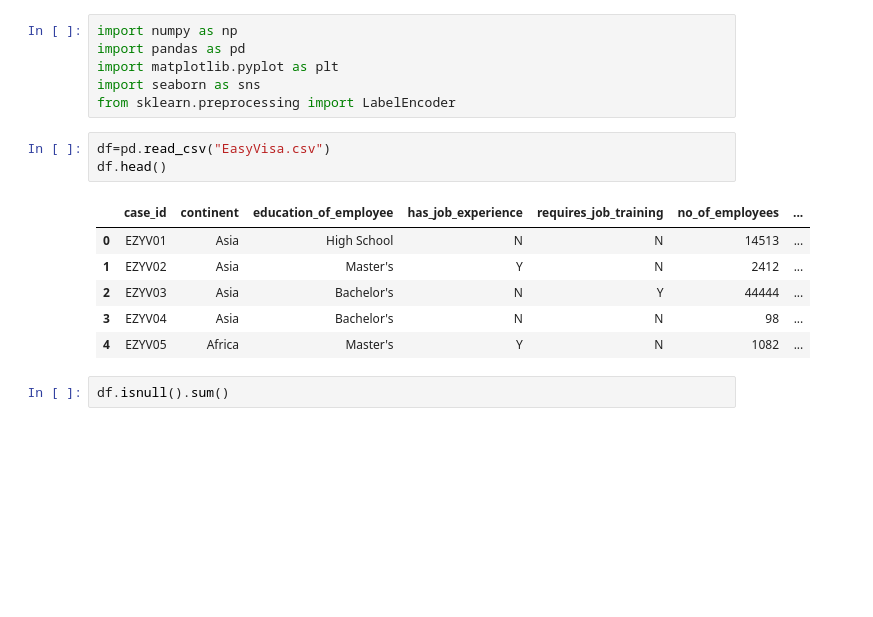
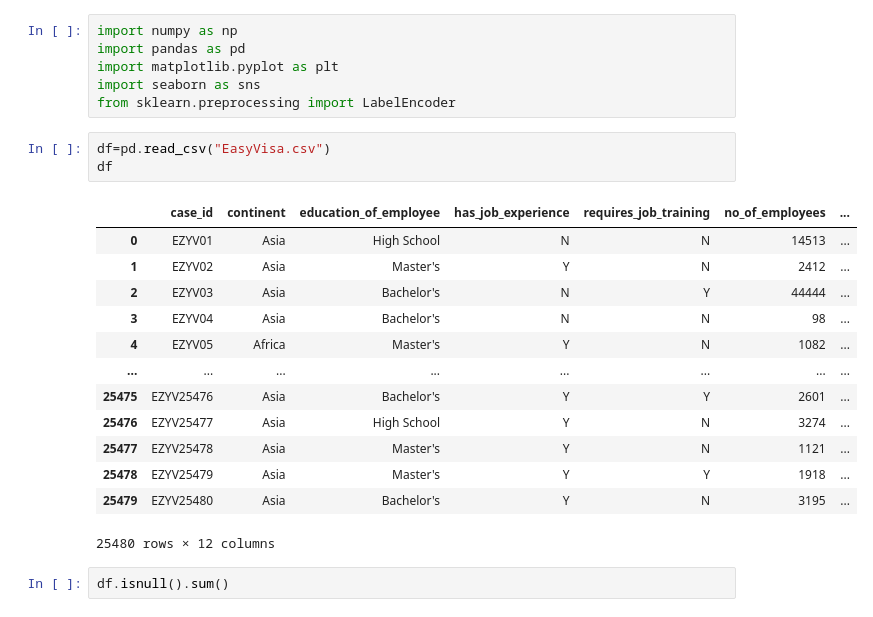
Before and after one commit to anurag160304/Visa_Prediction_project_MLOPS, a Jupyter notebook: notebook/experiment_notebook.ipynb, the cells around one changed output. Cells and saved outputs as stored; diff of their text form; blank space fills up the shorter version.

```diff
--- a/notebook/experiment_notebook.ipynb
+++ b/notebook/experiment_notebook.ipynb
@@ -6,14 +6,21 @@ import seaborn as sns
 from sklearn.preprocessing import LabelEncoder
 # %%
 df=pd.read_csv("EasyVisa.csv")
-df.head()
+df
 # %% [output]
 |  | case_id | continent | education_of_employee | has_job_experience | requires_job_training | no_of_employees | ... |
 | 0 | EZYV01 | Asia | High School | N | N | 14513 | ... |
 | 1 | EZYV02 | Asia | Master's | Y | N | 2412 | ... |
 | 2 | EZYV03 | Asia | Bachelor's | N | Y | 44444 | ... |
 | 3 | EZYV04 | Asia | Bachelor's | N | N | 98 | ... |
 | 4 | EZYV05 | Africa | Master's | Y | N | 1082 | ... |
+| ... | ... | ... | ... | ... | ... | ... | ... |
+| 25475 | EZYV25476 | Asia | Bachelor's | Y | Y | 2601 | ... |
+| 25476 | EZYV25477 | Asia | High School | Y | N | 3274 | ... |
+| 25477 | EZYV25478 | Asia | Master's | Y | N | 1121 | ... |
+| 25478 | EZYV25479 | Asia | Master's | Y | Y | 1918 | ... |
+| 25479 | EZYV25480 | Asia | Bachelor's | Y | N | 3195 | ... |
+25480 rows × 12 columns
 # %%
 df.isnull().sum()
 # %% [output]
```
Also changed, not shown: parts of 38 cells of this notebook.
